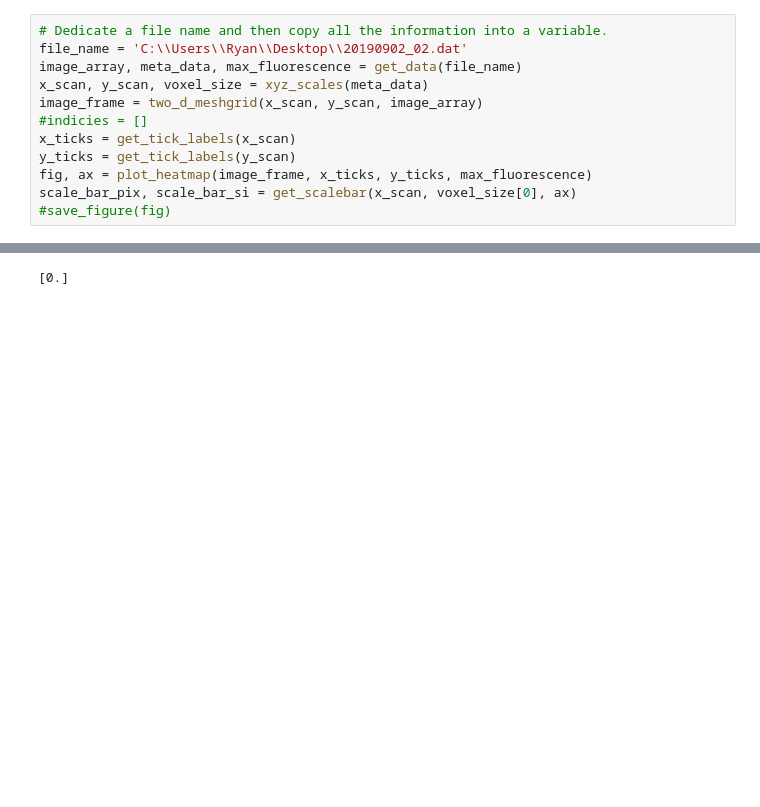
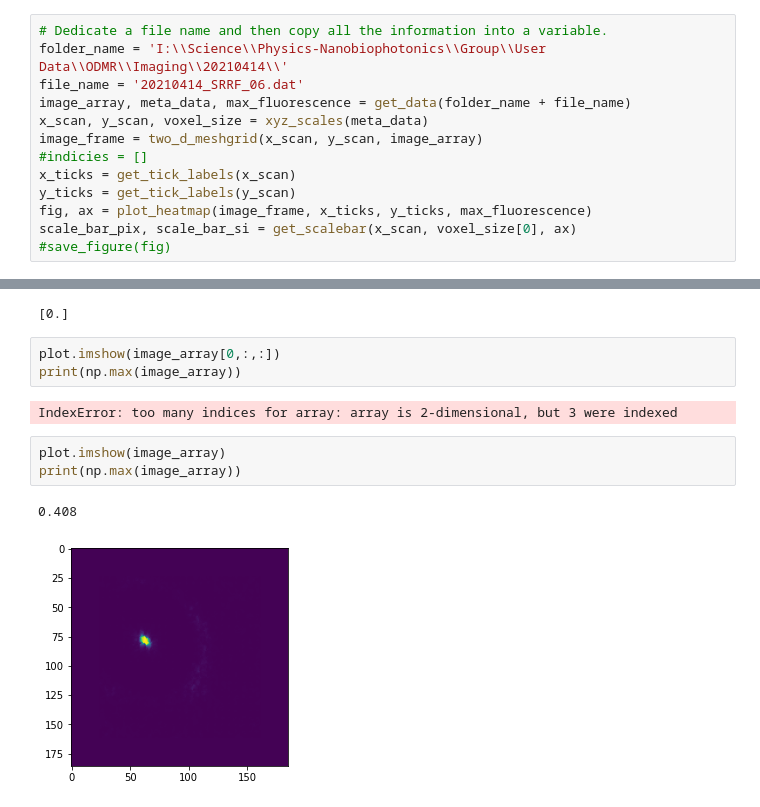
Before and after one commit to Corbyn93/Ryans_Python_Scripts, a Jupyter notebook: Ryan's Jupyter stuff/2D and 3D plots/Visualising_a_2D_plot.ipynb, the cells around one changed output, grey strips where cells are left out. Cells and saved outputs as stored; diff of their text form; blank space fills up the shorter version.

```diff
--- a/Ryan's Jupyter stuff/2D and 3D plots/Visualising_a_2D_plot.ipynb
+++ b/Ryan's Jupyter stuff/2D and 3D plots/Visualising_a_2D_plot.ipynb
@@ -111,8 +111,9 @@ def save_figure(fig):
     fig.savefig('C:\\Users\\Ryan\\Desktop\\20190902_02_xy_labels.jpg')
 # %%
 # Dedicate a file name and then copy all the information into a variable.
-file_name = 'C:\\Users\\Ryan\\Desktop\\20190902_02.dat'
-image_array, meta_data, max_fluorescence = get_data(file_name)
+folder_name = 'I:\\Science\\Physics-Nanobiophotonics\\Group\\User Data\\ODMR\\Imaging\\20210414\\'
+file_name = '20210414_SRRF_06.dat'
+image_array, meta_data, max_fluorescence = get_data(folder_name + file_name)
 x_scan, y_scan, voxel_size = xyz_scales(meta_data)
 image_frame = two_d_meshgrid(x_scan, y_scan, image_array)
 #indicies = []
@@ -137,3 +138,14 @@ IndexError: too many indices for array
 #).properties(width=500, height=500)
 # %% [output]
 [0.]
+# %%
+plot.imshow(image_array[0,:,:])
+print(np.max(image_array))
+# %% [output]
+IndexError: too many indices for array: array is 2-dimensional, but 3 were indexed
+# %%
+plot.imshow(image_array)
+print(np.max(image_array))
+# %% [output]
+0.408
+[figure, added]
```
Also changed, not shown: parts of 1 cell of this notebook, 2 other files.
